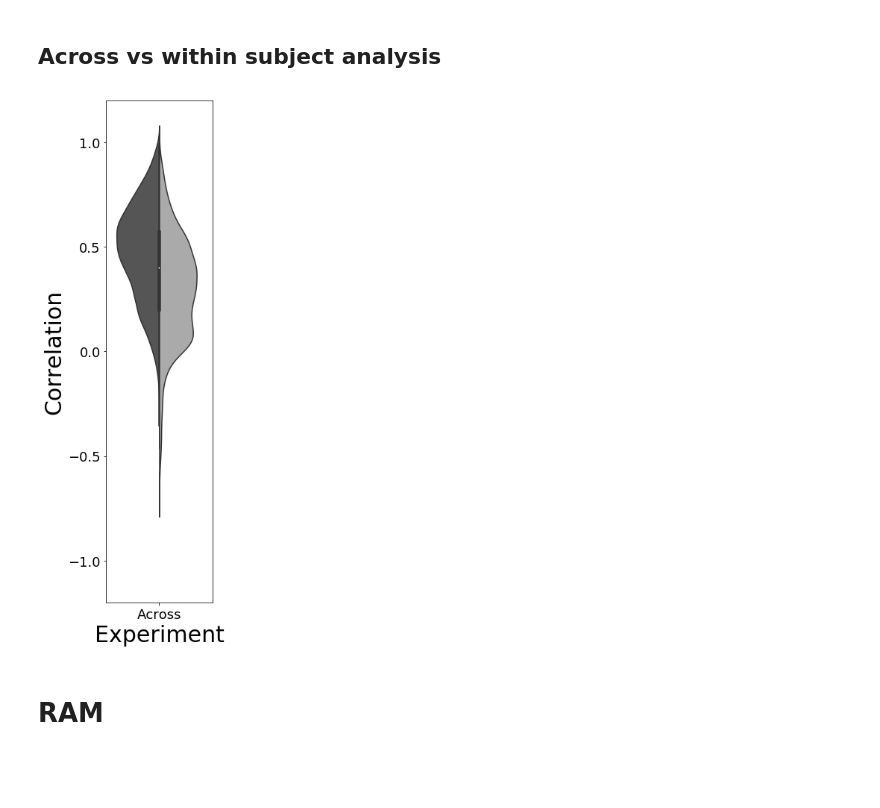
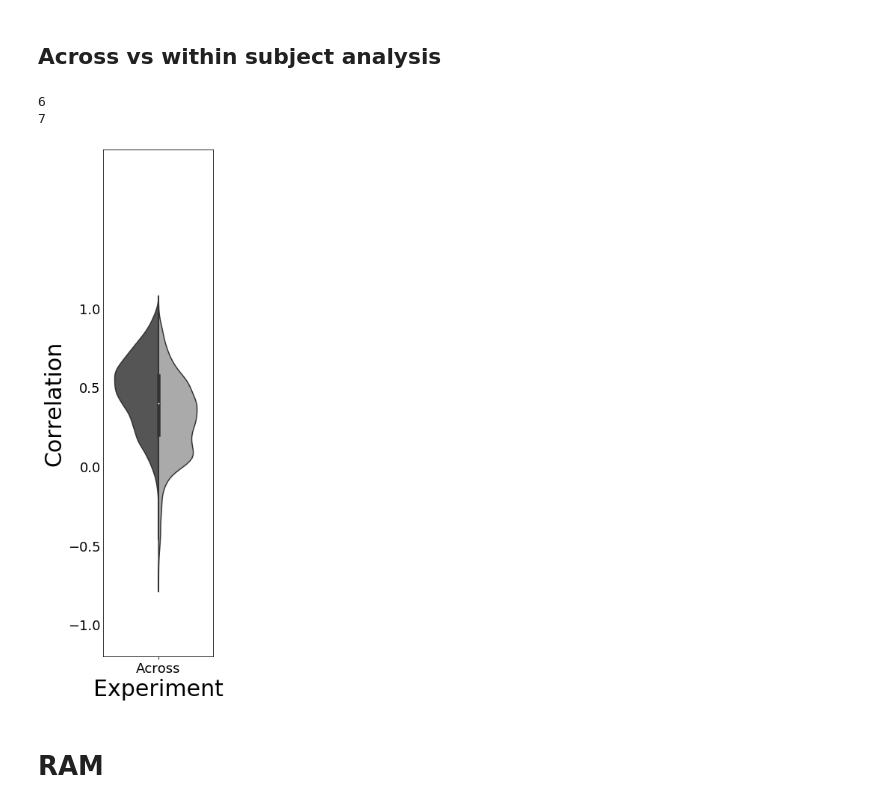
Before and after one commit to ContextLab/supereeg_paper, a Jupyter notebook: paper_figs/code/supplemental.ipynb, the cells around one changed output. Drawn from its saved outputs; the diff is of its cells as text; code cells hidden in the pictures; blank space fills up the shorter version.

Commit message:
code changes for jeremys figure suggestions, still need to finish them in illustrator

```diff
--- a/paper_figs/code/supplemental.ipynb
+++ b/paper_figs/code/supplemental.ipynb
@@ -49,21 +49,28 @@ long_form_pyfr = long_form_across.append(long_form_within)
 # %%
 fig_count +=1
 outfile = os.path.join(fig_dir, str(fig_count) + '.pdf')
 fig = plt.gcf()
 fig.set_size_inches(3.5, 10.5)
-plt.ylim(-1.2,1.2)
+plt.ylim(-1.2,2.0)
 ax = sns.violinplot(x="Experiment", y="Correlation", hue="Subject", ylim=[-1,1], data=long_form_pyfr, palette="gray", split=True)
 ax.legend().set_visible(False)
 ax.tick_params(axis='x', labelsize=18)
-ax.tick_params(axis='y', labelsize=18)
+ax.tick_params(axis='y', which='both', length=0, labelsize=18)
+
 ax.set_xticklabels(['Across', 'All', 'Within'])
 ax.set_ylabel('Correlation', fontsize=30)
 ax.set_xlabel('Experiment', fontsize=30)
+for index, label in enumerate(ax.yaxis.get_ticklabels()):
+    if index > 5:
+        print(index)
+        label.set_visible(False)
 
 plt.tight_layout()
 plt.savefig(outfile)
 # %% [output]
+6
+7
-[figure, old version]
+[figure, new version]
 # %% [markdown]
 # RAM
 # %%
```
Also changed, not shown: parts of 5 cells of this notebook, 47 other files.
